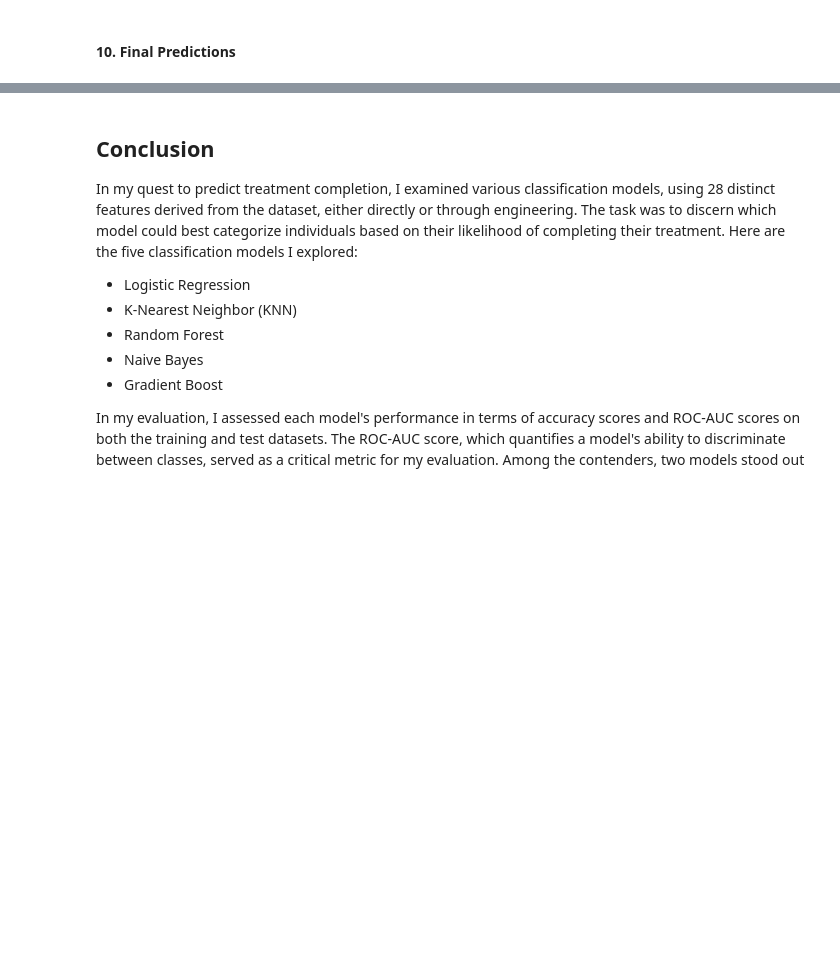
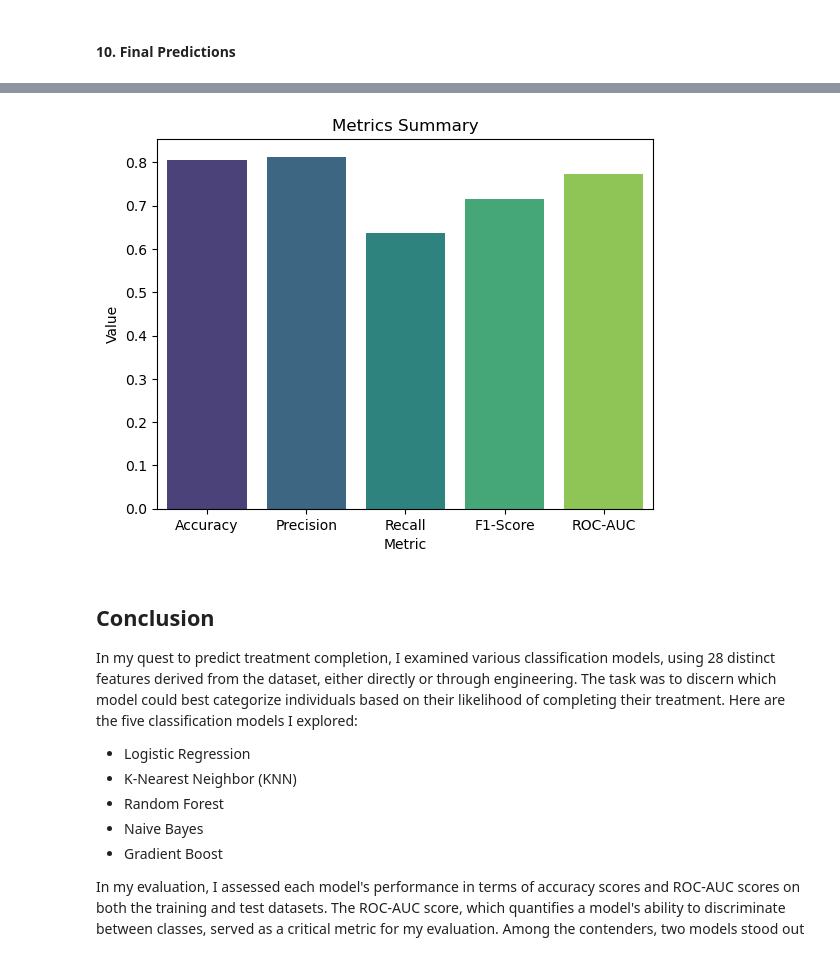
Before and after one commit to patricotyrell/Predicting-Treatment-Success, a Jupyter notebook: data/Capstone 2 - Substance Use Treatment - Modeling.ipynb, the cells around one changed output, grey strips where cells are left out. Drawn from its saved outputs; the diff is of its cells as text; code cells hidden in the pictures; blank space fills up the shorter version.

```diff
--- a/data/Capstone 2 - Substance Use Treatment - Modeling.ipynb
+++ b/data/Capstone 2 - Substance Use Treatment - Modeling.ipynb
@@ -533,3 +560,16 @@ predictions_df.to_csv('final_rf_predictions.csv', index=False)
+# %%
+# Display the metrics summary table
+metrics_summary = pd.DataFrame({
+    'Metric': ['Accuracy', 'Precision', 'Recall', 'F1-Score', 'ROC-AUC'],
+    'Value': [accuracy_score(y_test, final_rf_predictions), precision_score(y_test, final_rf_predictions),
+              recall_score(y_test, final_rf_predictions), f1_score(y_test, final_rf_predictions),
+              roc_auc_score(y_test, final_rf_predictions)]
+})
+sns.barplot(x='Metric', y='Value', data=metrics_summary, palette='viridis')
+plt.title('Metrics Summary')
+plt.show()
+# %% [output]
+[figure, added]
 # %% [markdown]
 ## Conclusion
 
```
Also changed, not shown: parts of 3 cells of this notebook.
